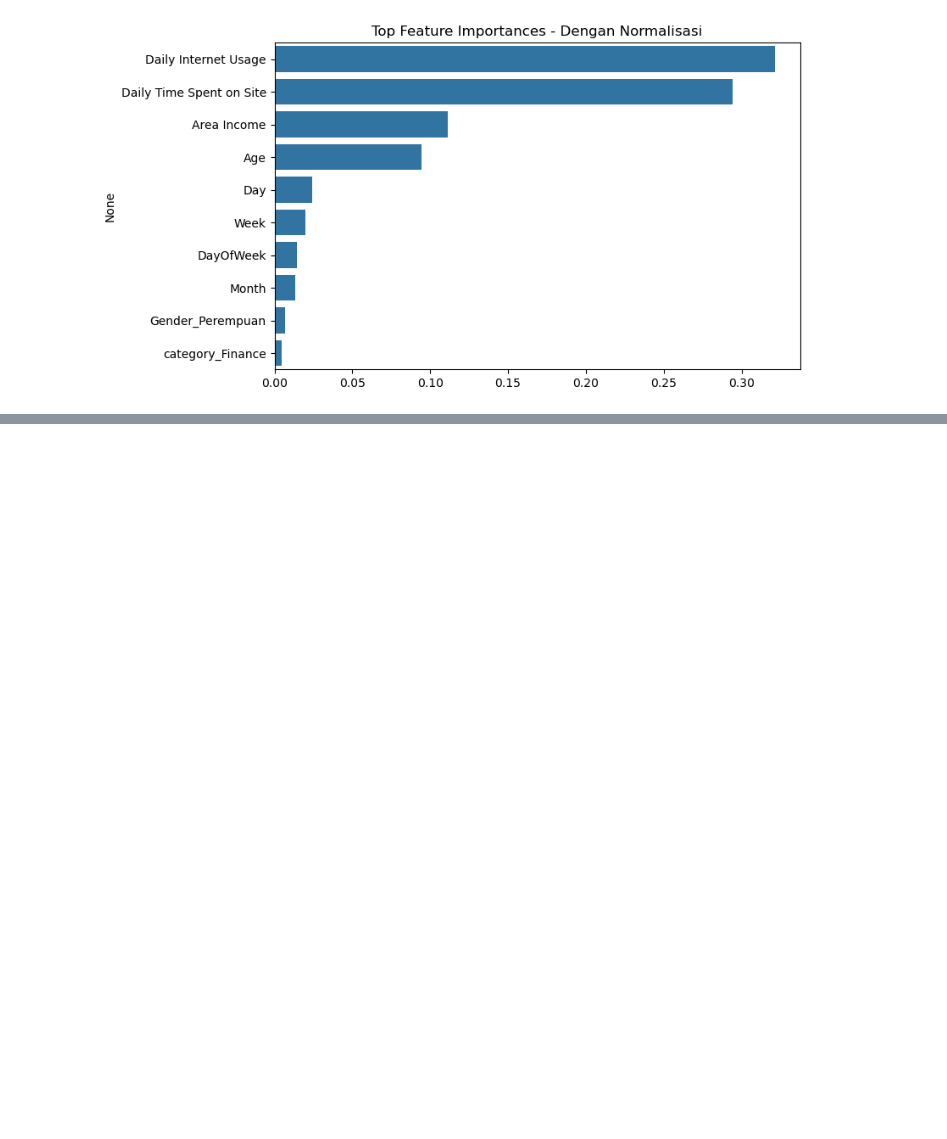
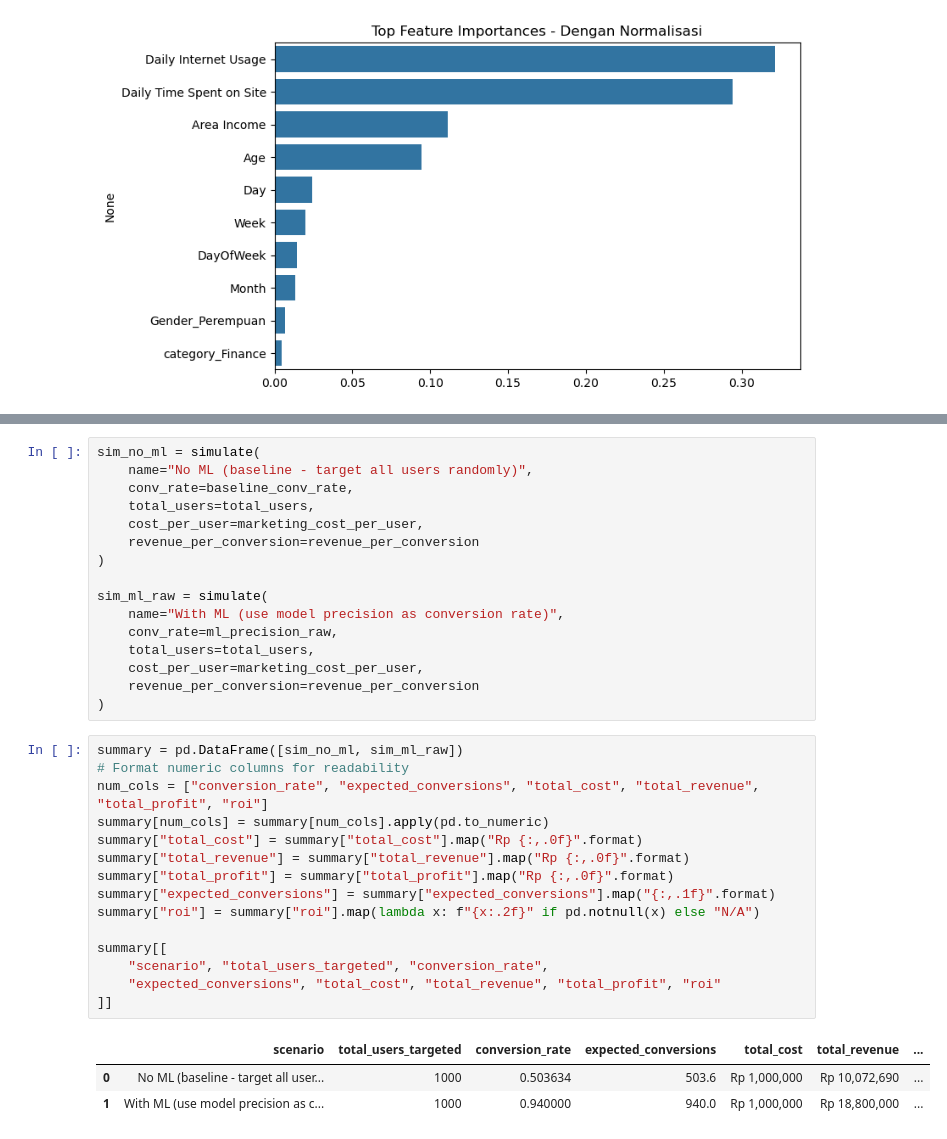
Before and after one commit to fyrwnt/clicked_ads_classification, a Jupyter notebook: classification.ipynb, the cells around one changed output, grey strips where cells are left out. Drawn from its saved outputs; the diff is of its cells as text; blank space fills up the shorter version.

```diff
--- a/classification.ipynb
+++ b/classification.ipynb
@@ -275,0 +304,35 @@ weighted avg       0.96      0.96      0.96       289
+# %%
+sim_no_ml = simulate(
+    name="No ML (baseline - target all users randomly)",
+    conv_rate=baseline_conv_rate,
+    total_users=total_users,
+    cost_per_user=marketing_cost_per_user,
+    revenue_per_conversion=revenue_per_conversion
+)
+
+sim_ml_raw = simulate(
+    name="With ML (use model precision as conversion rate)",
+    conv_rate=ml_precision_raw,
+    total_users=total_users,
+    cost_per_user=marketing_cost_per_user,
+    revenue_per_conversion=revenue_per_conversion
+)
+# %%
+summary = pd.DataFrame([sim_no_ml, sim_ml_raw])
+# Format numeric columns for readability
+num_cols = ["conversion_rate", "expected_conversions", "total_cost", "total_revenue", "total_profit", "roi"]
+summary[num_cols] = summary[num_cols].apply(pd.to_numeric)
+summary["total_cost"] = summary["total_cost"].map("Rp {:,.0f}".format)
+summary["total_revenue"] = summary["total_revenue"].map("Rp {:,.0f}".format)
+summary["total_profit"] = summary["total_profit"].map("Rp {:,.0f}".format)
+summary["expected_conversions"] = summary["expected_conversions"].map("{:,.1f}".format)
+summary["roi"] = summary["roi"].map(lambda x: f"{x:.2f}" if pd.notnull(x) else "N/A")
+
+summary[[
+    "scenario", "total_users_targeted", "conversion_rate",
+    "expected_conversions", "total_cost", "total_revenue", "total_profit", "roi"
+]]
+# %% [output]
+|  | scenario | total_users_targeted | conversion_rate | expected_conversions | total_cost | total_revenue | ... |
+| 0 | No ML (baseline - target all user... | 1000 | 0.503634 | 503.6 | Rp 1,000,000 | Rp 10,072,690 | ... |
+| 1 | With ML (use model precision as c... | 1000 | 0.940000 | 940.0 | Rp 1,000,000 | Rp 18,800,000 | ... |
```
Also changed, not shown: parts of 3 cells of this notebook, 1 other file.
